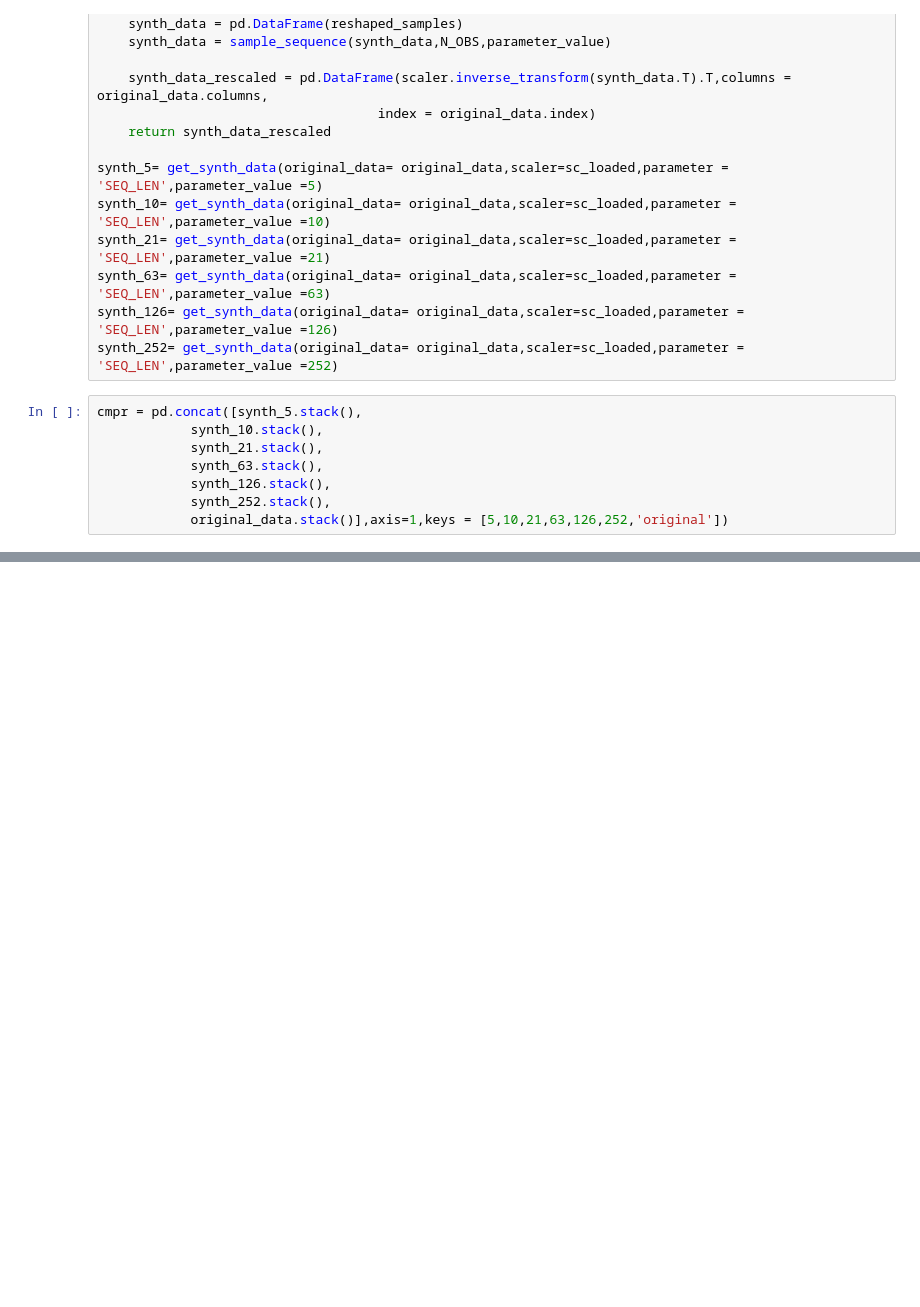
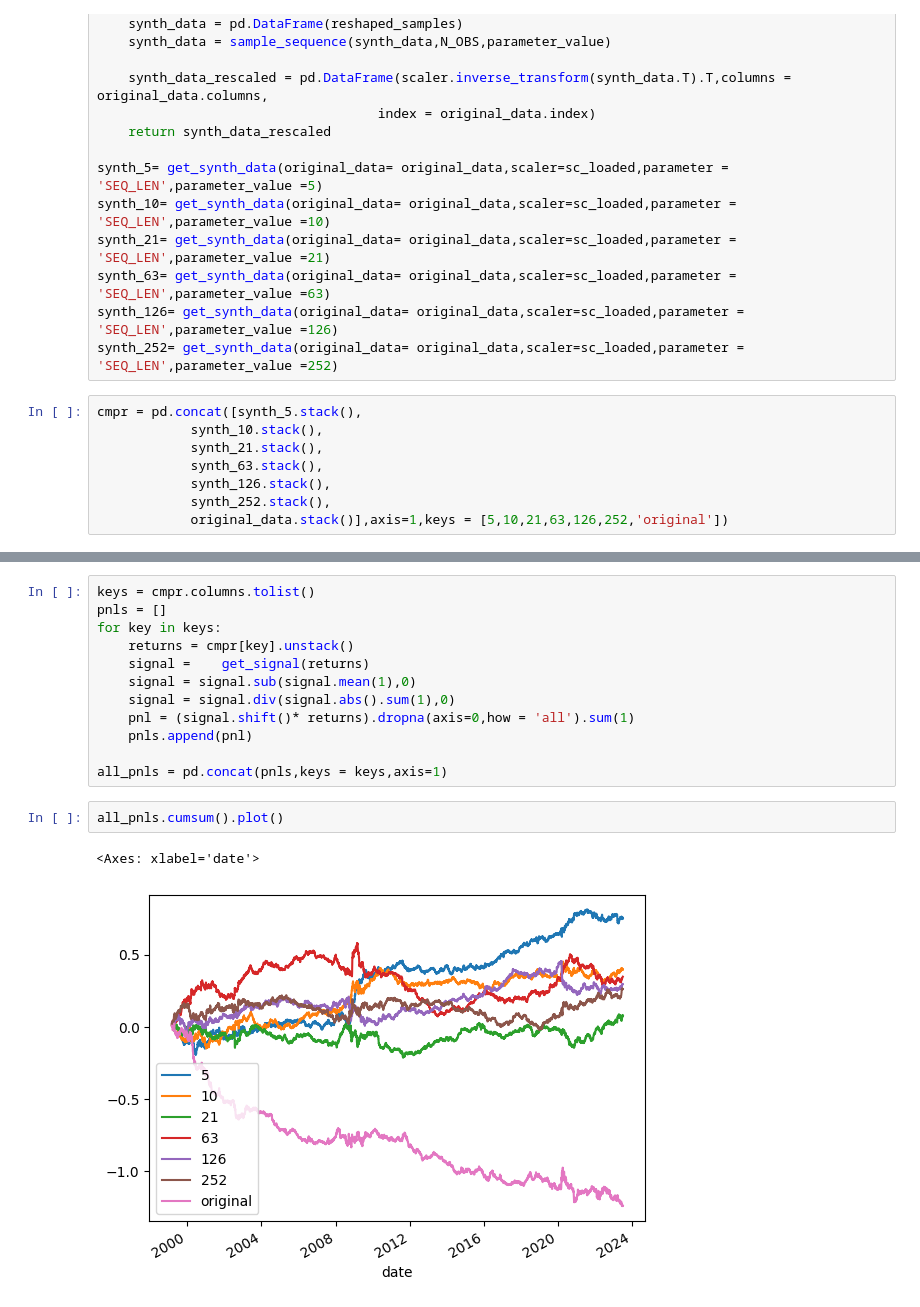
Before and after one commit to nabz78350/mlseminar, a Jupyter notebook: plots.ipynb, the cells around one changed output, grey strips where cells are left out. Saved outputs shown, nothing was run; the diff lists cells and outputs as text; blank space fills up the shorter version.

```diff
--- a/plots.ipynb
+++ b/plots.ipynb
@@ -118,0 +260,17 @@ KeyboardInterrupt:
+# %%
+keys = cmpr.columns.tolist()
+pnls = []
+for key in keys:
+    returns = cmpr[key].unstack()
+    signal =    get_signal(returns)
+    signal = signal.sub(signal.mean(1),0)
+    signal = signal.div(signal.abs().sum(1),0)
+    pnl = (signal.shift()* returns).dropna(axis=0,how = 'all').sum(1)
+    pnls.append(pnl)
+
+all_pnls = pd.concat(pnls,keys = keys,axis=1)
+# %%
+all_pnls.cumsum().plot()
+# %% [output]
+<Axes: xlabel='date'>
+[figure, added]
```
Also changed, not shown: parts of 12 cells of this notebook.
